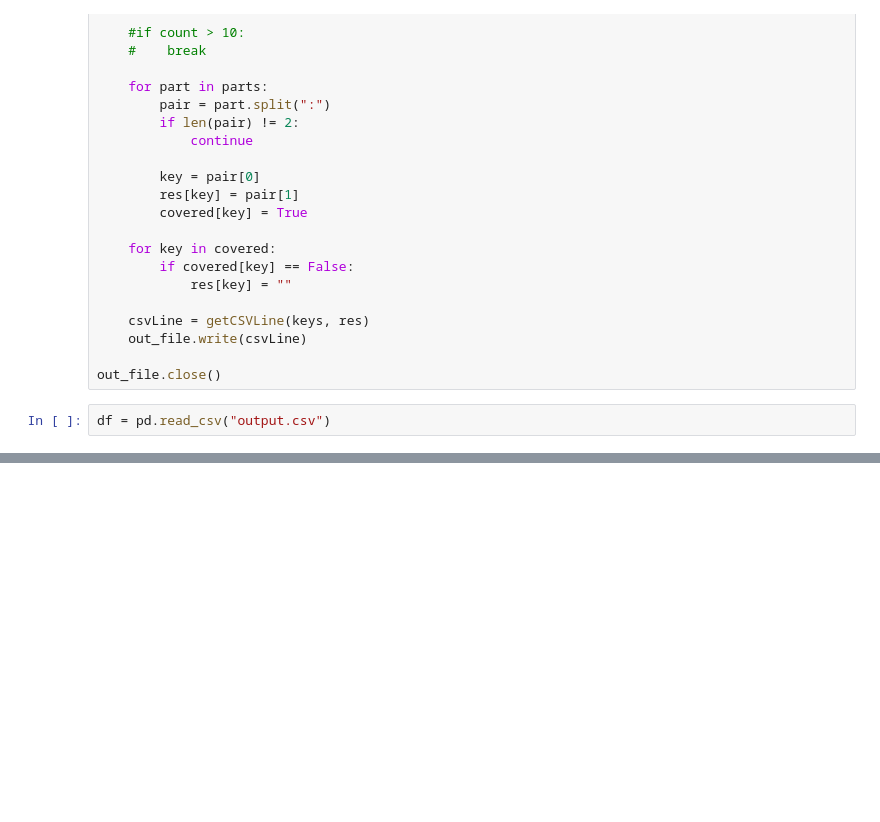
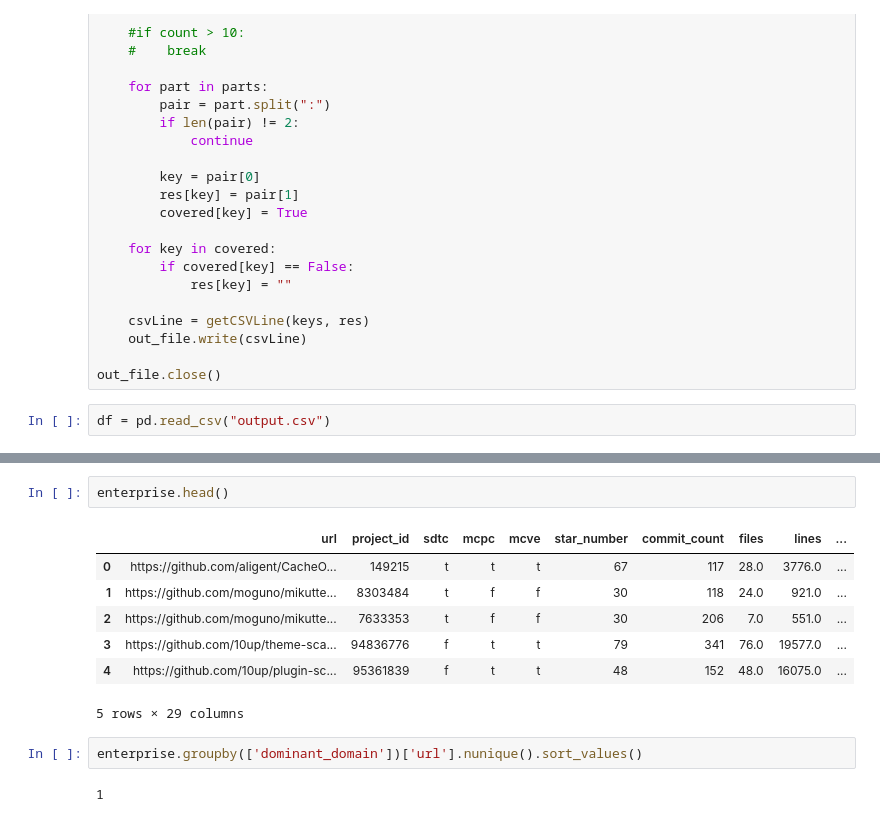
Before and after one commit to woc-hack/kjd, a Jupyter notebook: Data analysis.ipynb, the cells around one changed output, grey strips where cells are left out. Cells and saved outputs as stored; diff of their text form; blank space fills up the shorter version.

```diff
--- a/Data analysis.ipynb
+++ b/Data analysis.ipynb
@@ -1034,0 +1041,14 @@ Name: status, dtype: float64
+# %%
+enterprise.head()
+# %% [output]
+|  | url | project_id | sdtc | mcpc | mcve | star_number | commit_count | files | lines | ... |
+| 0 | https://github.com/aligent/CacheO... | 149215 | t | t | t | 67 | 117 | 28.0 | 3776.0 | ... |
+| 1 | https://github.com/moguno/mikutte... | 8303484 | t | f | f | 30 | 118 | 24.0 | 921.0 | ... |
+| 2 | https://github.com/moguno/mikutte... | 7633353 | t | f | f | 30 | 206 | 7.0 | 551.0 | ... |
+| 3 | https://github.com/10up/theme-sca... | 94836776 | f | t | t | 79 | 341 | 76.0 | 19577.0 | ... |
+| 4 | https://github.com/10up/plugin-sc... | 95361839 | f | t | t | 48 | 152 | 48.0 | 16075.0 | ... |
+5 rows × 29 columns
+# %%
+enterprise.groupby(['dominant_domain'])['url'].nunique().sort_values()
+# %% [output]
+1
```
Also changed, not shown: parts of 107 cells of this notebook, 1 other file.
